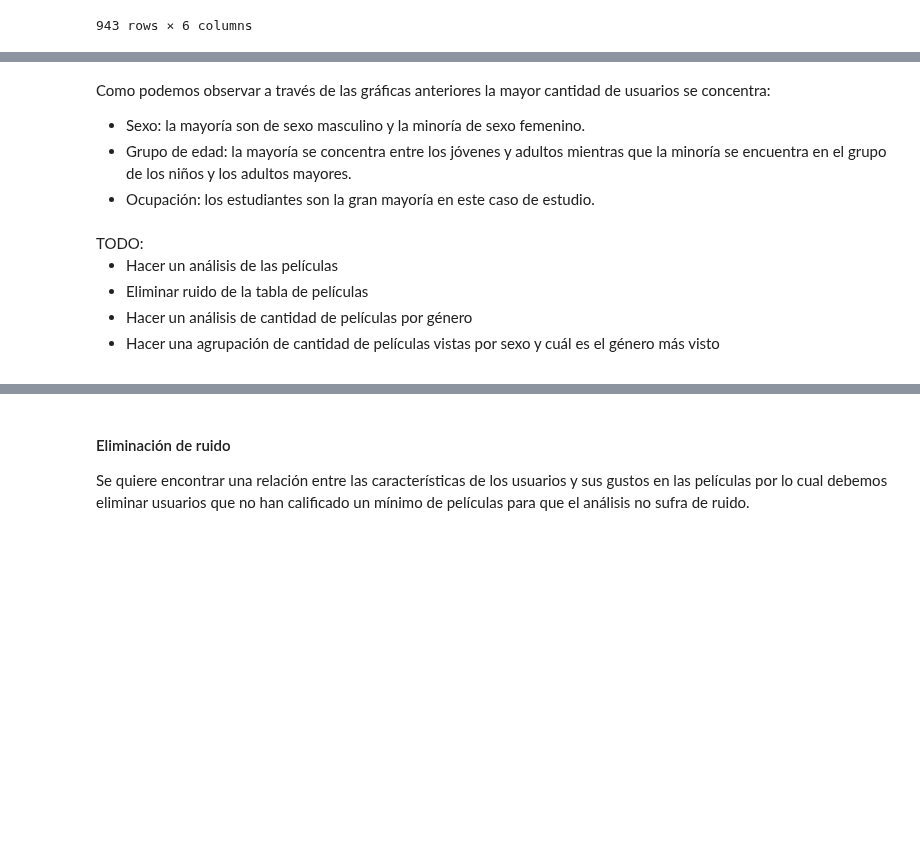
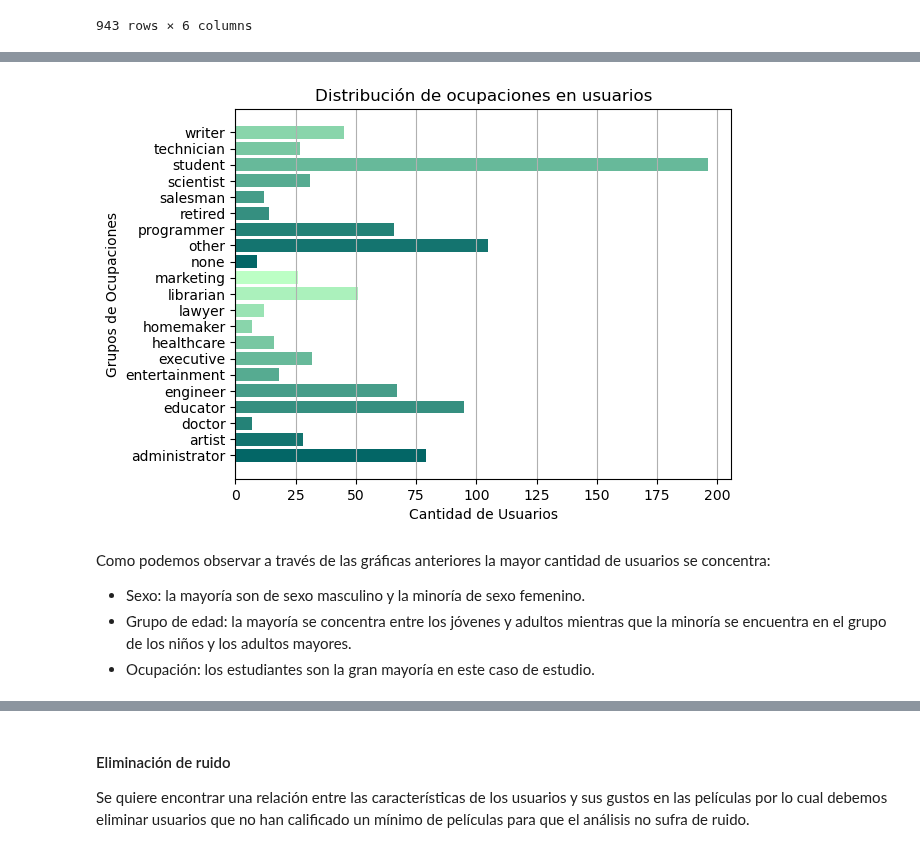
Before and after one commit to MonicaCabanas23/artificial-intelligence-course, a Jupyter notebook: Tareas/second-project/Second_Project.ipynb, the cells around one changed output, grey strips where cells are left out. Saved outputs shown, nothing was run; the diff lists cells and outputs as text; code cells hidden in the pictures; blank space fills up the shorter version.

```diff
--- a/Tareas/second-project/Second_Project.ipynb
+++ b/Tareas/second-project/Second_Project.ipynb
@@ -239,27 +247,20 @@ plt.show()
 # %%
 occupation_labels = list(occupations['data'])
 occupation_values = [users['Occupation'].value_counts().get(label, 0) for label in occupation_labels]
 
 # Gráfico de barras para ocupaciones
 plt.barh(occupation_labels, occupation_values, color=['#036666', '#14746F', '#248277', '#358F80', '#469D89', '#56AB91',
                                                       '#67B99A', '#78C7A2', '#89D5AB', '#9AE3B4', '#ABF1BC', '#BCFFC5'])
 plt.title('Distribución de ocupaciones en usuarios')
 plt.ylabel('Grupos de Ocupaciones')
 plt.xlabel('Cantidad de Usuarios')
+plt.grid(axis='x')
 
 plt.show()
+# %% [output]
+[figure, added]
 # %% [markdown]
 Como podemos observar a través de las gráficas anteriores la mayor cantidad de usuarios se concentra:
 - Sexo: la mayoría son de sexo masculino y la minoría de sexo femenino.
 - Grupo de edad: la mayoría se concentra entre los jóvenes y adultos mientras que la minoría se encuentra en el grupo de los niños y los adultos mayores.
 - Ocupación: los estudiantes son la gran mayoría en este caso de estudio.
-# %% [markdown]
-<div class="alert">
-TODO:
-<ul>
-    <li>Hacer un análisis de las películas</li>
-    <li>Eliminar ruido de la tabla de películas</li>
-    <li>Hacer un análisis de cantidad de películas por género</li>
-    <li>Hacer una agrupación de cantidad de películas vistas por sexo y cuál es el género más visto</li>
-</ul>
-</div>
```
Also changed, not shown: parts of 22 cells of this notebook.
